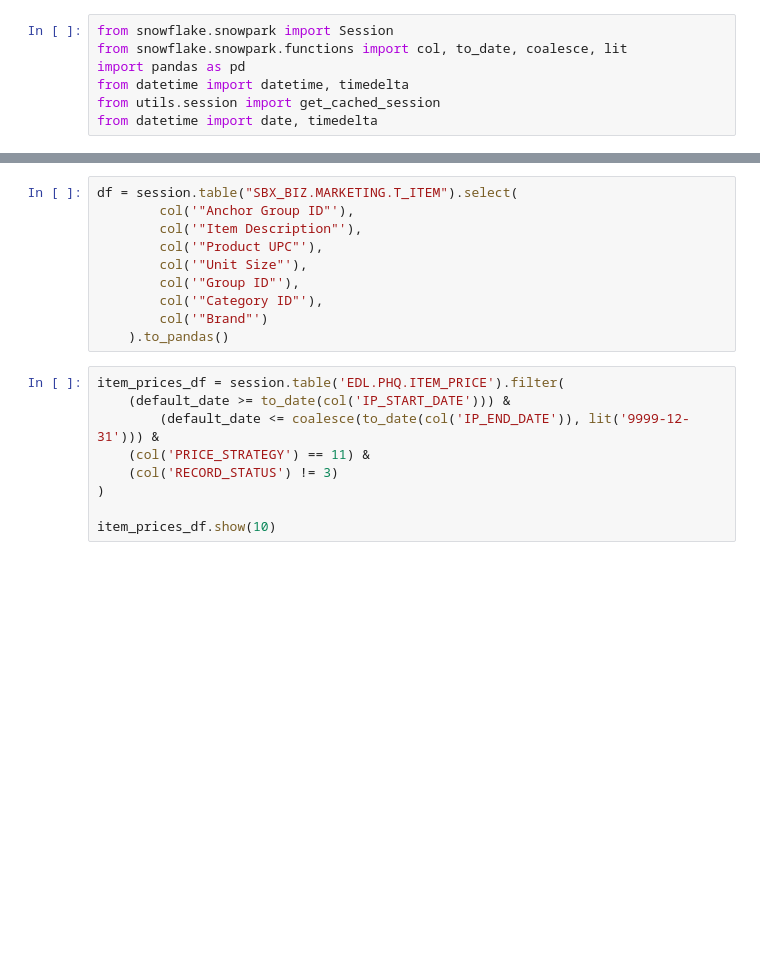
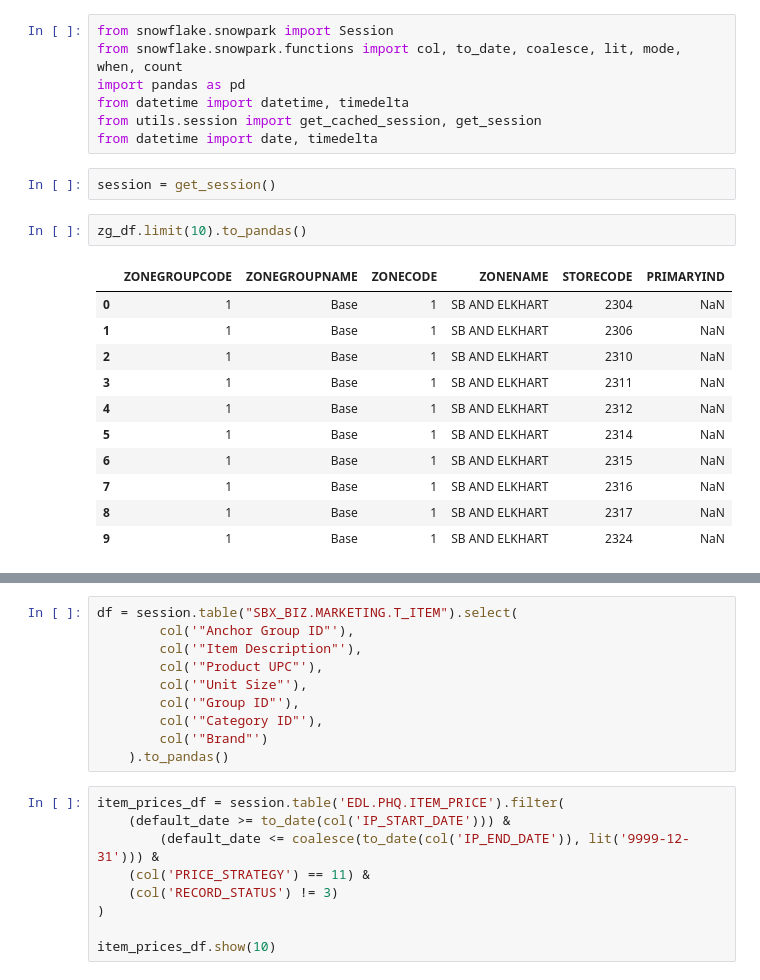
Before and after one commit to mm-sptn/pricing-streamlit-app, a Jupyter notebook: Snowpark Testing.ipynb, the cells around one changed output, grey strips where cells are left out. Saved outputs shown, nothing was run; the diff lists cells and outputs as text; blank space fills up the shorter version.

```diff
--- a/Snowpark Testing.ipynb
+++ b/Snowpark Testing.ipynb
@@ -1,7 +1,23 @@
 # %%
 from snowflake.snowpark import Session
-from snowflake.snowpark.functions import col, to_date, coalesce, lit
+from snowflake.snowpark.functions import col, to_date, coalesce, lit, mode, when, count
 import pandas as pd
 from datetime import datetime, timedelta
-from utils.session import get_cached_session
+from utils.session import get_cached_session, get_session
 from datetime import date, timedelta
+# %%
+session = get_session()
+# %%
+zg_df.limit(10).to_pandas()
+# %% [output]
+|  | ZONEGROUPCODE | ZONEGROUPNAME | ZONECODE | ZONENAME | STORECODE | PRIMARYIND |
+| 0 | 1 | Base | 1 | SB AND ELKHART | 2304 | NaN |
+| 1 | 1 | Base | 1 | SB AND ELKHART | 2306 | NaN |
+| 2 | 1 | Base | 1 | SB AND ELKHART | 2310 | NaN |
+| 3 | 1 | Base | 1 | SB AND ELKHART | 2311 | NaN |
+| 4 | 1 | Base | 1 | SB AND ELKHART | 2312 | NaN |
+| 5 | 1 | Base | 1 | SB AND ELKHART | 2314 | NaN |
+| 6 | 1 | Base | 1 | SB AND ELKHART | 2315 | NaN |
+| 7 | 1 | Base | 1 | SB AND ELKHART | 2316 | NaN |
+| 8 | 1 | Base | 1 | SB AND ELKHART | 2317 | NaN |
+| 9 | 1 | Base | 1 | SB AND ELKHART | 2324 | NaN |
```
Also changed, not shown: parts of 5 cells of this notebook, 2 other files.
